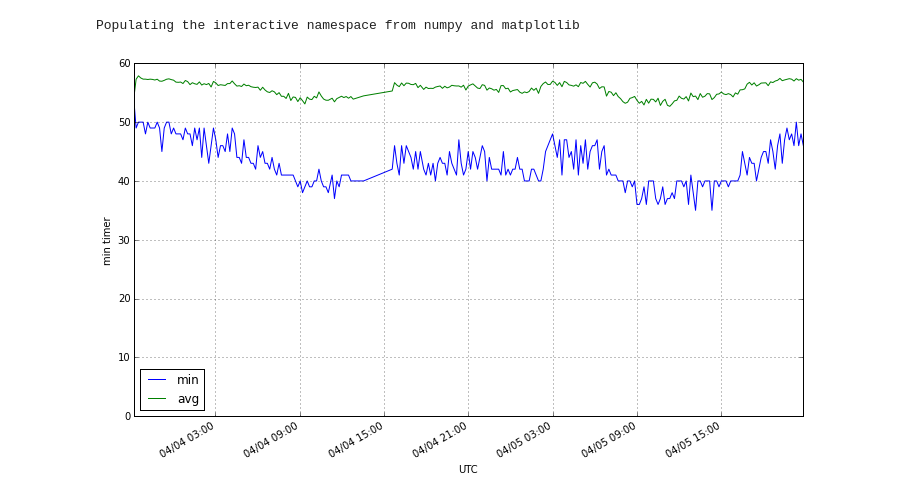
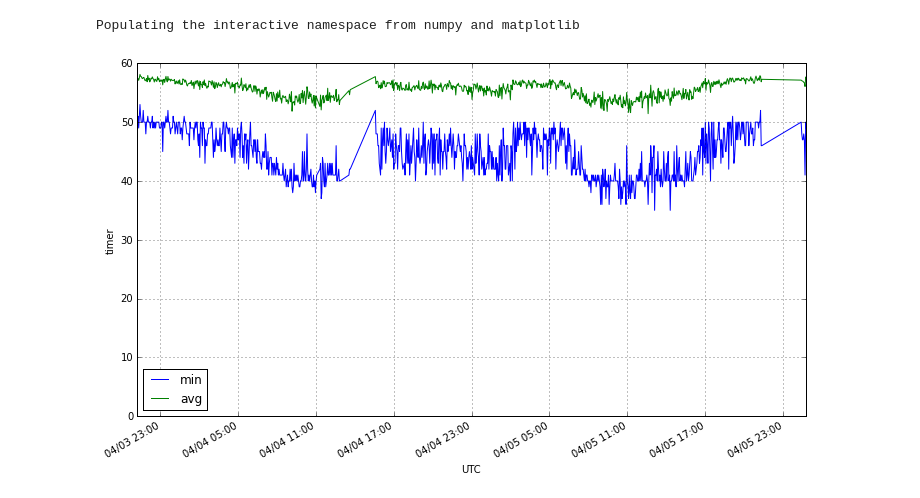
Before and after one commit to abra3607/thebutton, a Jupyter notebook: analysis/analysis.ipynb, the cells around one changed output. Drawn from its saved outputs; the diff is of its cells as text; code cells hidden in the pictures.

```diff
--- a/analysis/analysis.ipynb
+++ b/analysis/analysis.ipynb
@@ -9,35 +9,35 @@ X = pandas.read_csv('log.txt', names=['time', 'left']).values
 
 Y = zeros((0, 3))
 
-period_mins = 10
+period_mins = 3
 
 last = 0
 buf = []
 for i, j in X:
     buf.append(j)
     if i - last > period_mins * 60 * 1000:
         last = i
         Y = vstack((Y, array([[i, min(buf), average(buf)]])))
         buf = []
 
 X = Y
 
 X = array(X, dtype=object)
 for i in range(X.shape[0]):
     t = datetime.datetime.fromtimestamp(X[i, 0] // 1000) - datetime.timedelta(hours=4)
     X[i, 0] = t
 
 hfmt = matplotlib.dates.DateFormatter('%m/%d %H:%M')
 figure(figsize=(12, 7))
 ylim((0, 60))
 plot(X[:, 0], X[:, 1], label='min')
 plot(X[:, 0], X[:, 2], label='avg')
 gca().xaxis.set_major_formatter(hfmt)
 gcf().autofmt_xdate()
 grid(True)
 legend(loc=3)
 xlabel('UTC')
-ylabel('min timer')
+ylabel('timer')
 savefig('plot.png')
 # %% [output]
-[figure, old version]
+[figure, new version]
```
Also changed, not shown: 7 other files.
